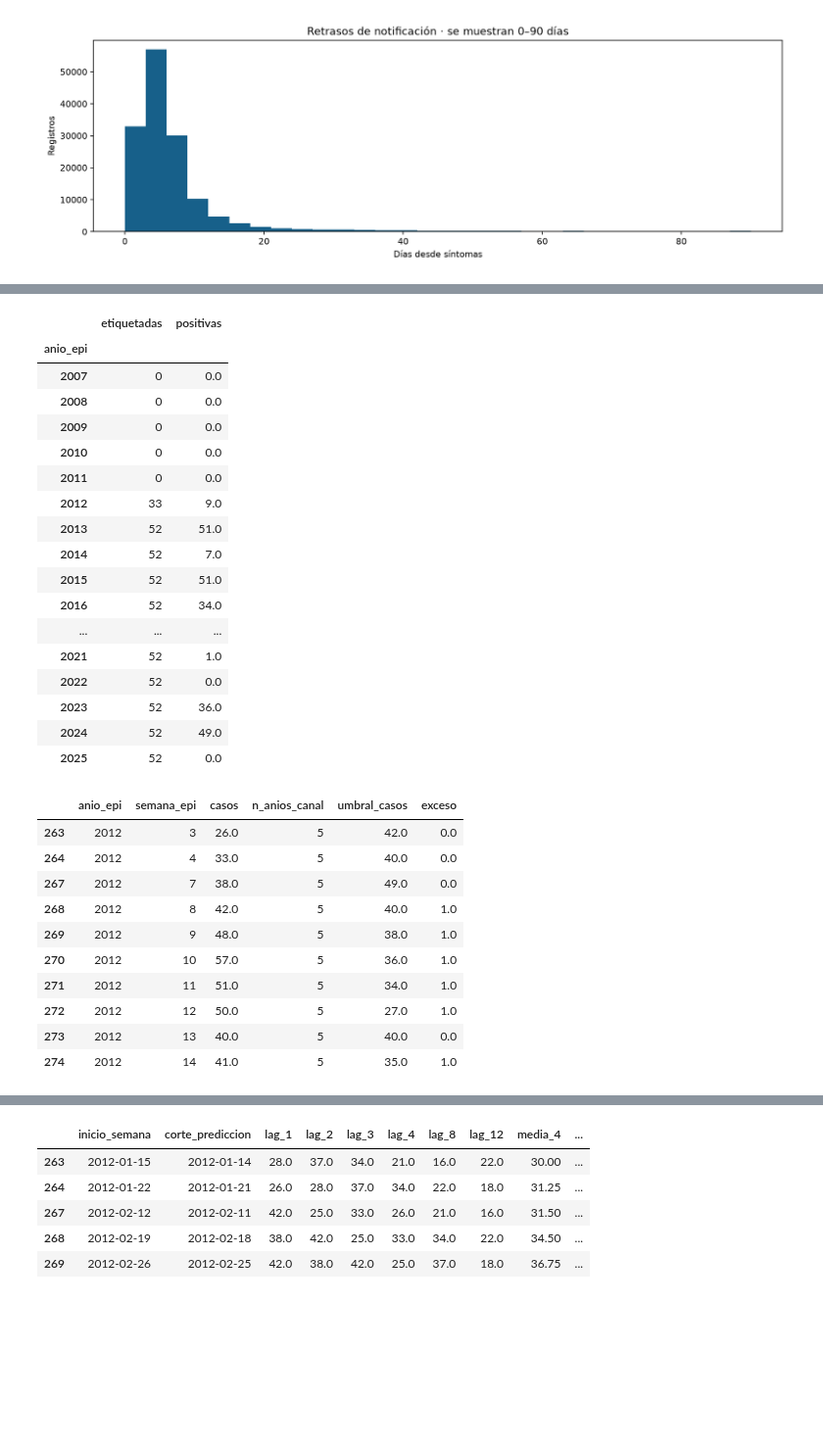
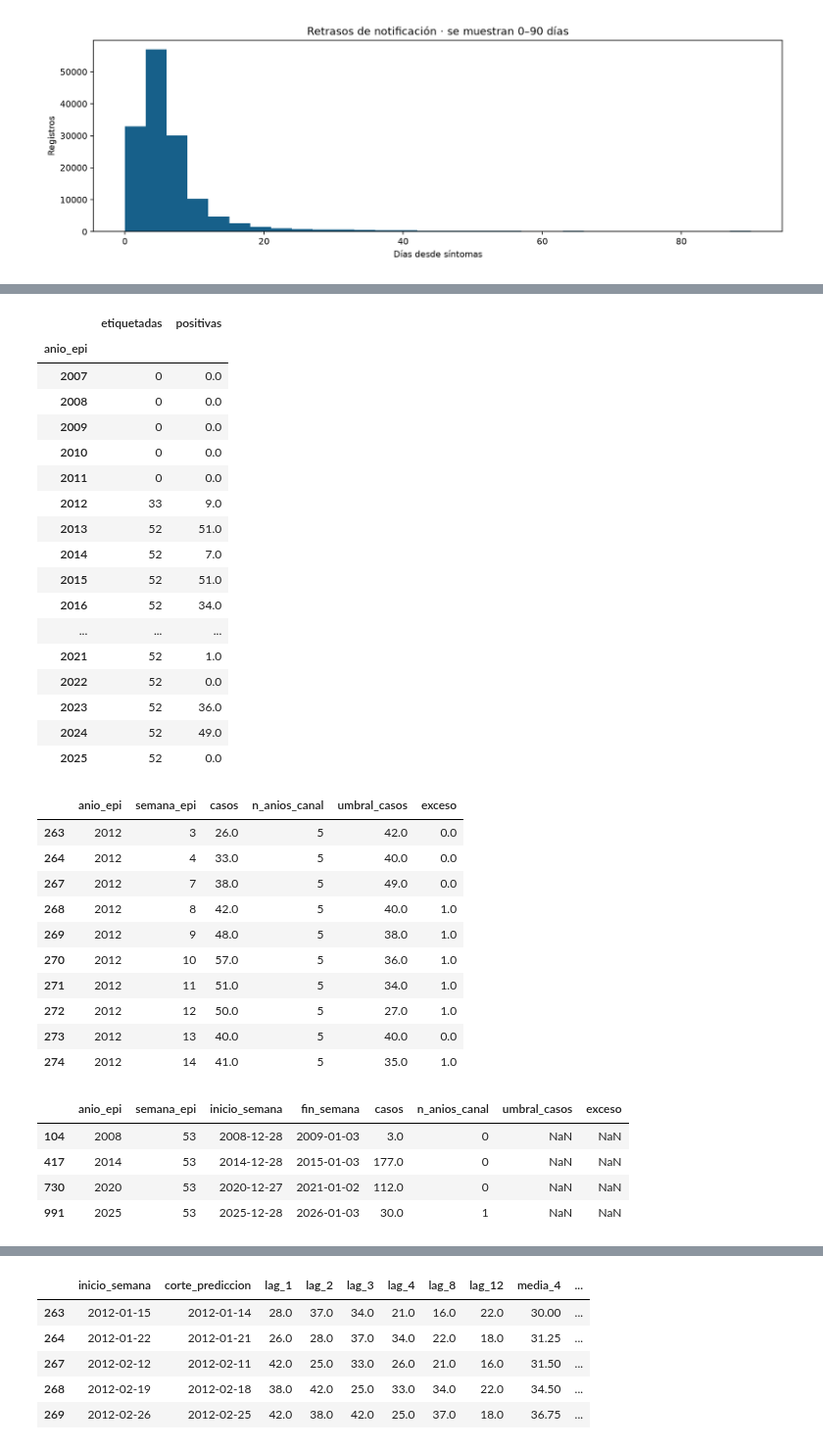
Before and after one commit to ProyectoDespliegueMAIA/Model, a Jupyter notebook: notebooks/01_preparacion_exploracion_cali.ipynb, the cells around one changed output, grey strips where cells are left out. Shown at 98% size. Saved outputs shown, nothing was run; the diff lists cells and outputs as text; code cells hidden in the pictures; blank space fills up the shorter version.

```diff
--- a/notebooks/01_preparacion_exploracion_cali.ipynb
+++ b/notebooks/01_preparacion_exploracion_cali.ipynb
@@ -268,33 +284,40 @@ panel = agregar_canal(panel,cfg)
 display(panel.groupby('anio_epi').agg(etiquetadas=('exceso','count'),positivas=('exceso','sum')))
 display(panel.loc[panel.exceso.notna(), ['anio_epi','semana_epi','casos','n_anios_canal','umbral_casos','exceso']].head(10))
 assert panel.loc[panel.exceso.notna(),'n_anios_canal'].ge(5).all()
+display(panel.loc[panel.semana_epi.eq(53),
+    ['anio_epi','semana_epi','inicio_semana','fin_semana','casos','n_anios_canal','umbral_casos','exceso']])
 # %% [output]
 |  | etiquetadas | positivas |
 | anio_epi |  |  |
 | 2007 | 0 | 0.0 |
 | 2008 | 0 | 0.0 |
 | 2009 | 0 | 0.0 |
 | 2010 | 0 | 0.0 |
 | 2011 | 0 | 0.0 |
 | 2012 | 33 | 9.0 |
 | 2013 | 52 | 51.0 |
 | 2014 | 52 | 7.0 |
 | 2015 | 52 | 51.0 |
 | 2016 | 52 | 34.0 |
 | ... | ... | ... |
 | 2021 | 52 | 1.0 |
 | 2022 | 52 | 0.0 |
 | 2023 | 52 | 36.0 |
 | 2024 | 52 | 49.0 |
 | 2025 | 52 | 0.0 |
 |  | anio_epi | semana_epi | casos | n_anios_canal | umbral_casos | exceso |
 | 263 | 2012 | 3 | 26.0 | 5 | 42.0 | 0.0 |
 | 264 | 2012 | 4 | 33.0 | 5 | 40.0 | 0.0 |
 | 267 | 2012 | 7 | 38.0 | 5 | 49.0 | 0.0 |
 | 268 | 2012 | 8 | 42.0 | 5 | 40.0 | 1.0 |
 | 269 | 2012 | 9 | 48.0 | 5 | 38.0 | 1.0 |
 | 270 | 2012 | 10 | 57.0 | 5 | 36.0 | 1.0 |
 | 271 | 2012 | 11 | 51.0 | 5 | 34.0 | 1.0 |
 | 272 | 2012 | 12 | 50.0 | 5 | 27.0 | 1.0 |
 | 273 | 2012 | 13 | 40.0 | 5 | 40.0 | 0.0 |
 | 274 | 2012 | 14 | 41.0 | 5 | 35.0 | 1.0 |
+|  | anio_epi | semana_epi | inicio_semana | fin_semana | casos | n_anios_canal | umbral_casos | exceso |
+| 104 | 2008 | 53 | 2008-12-28 | 2009-01-03 | 3.0 | 0 | NaN | NaN |
+| 417 | 2014 | 53 | 2014-12-28 | 2015-01-03 | 177.0 | 0 | NaN | NaN |
+| 730 | 2020 | 53 | 2020-12-27 | 2021-01-02 | 112.0 | 0 | NaN | NaN |
+| 991 | 2025 | 53 | 2025-12-28 | 2026-01-03 | 30.0 | 1 | NaN | NaN |
```
Also changed, not shown: parts of 8 cells of this notebook, 5 other files.
